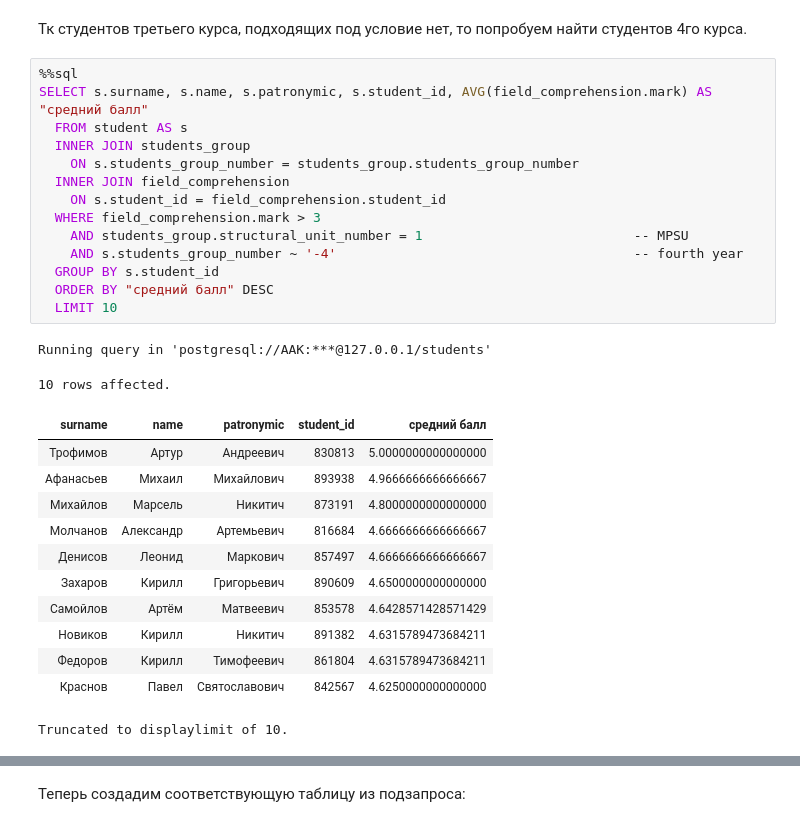
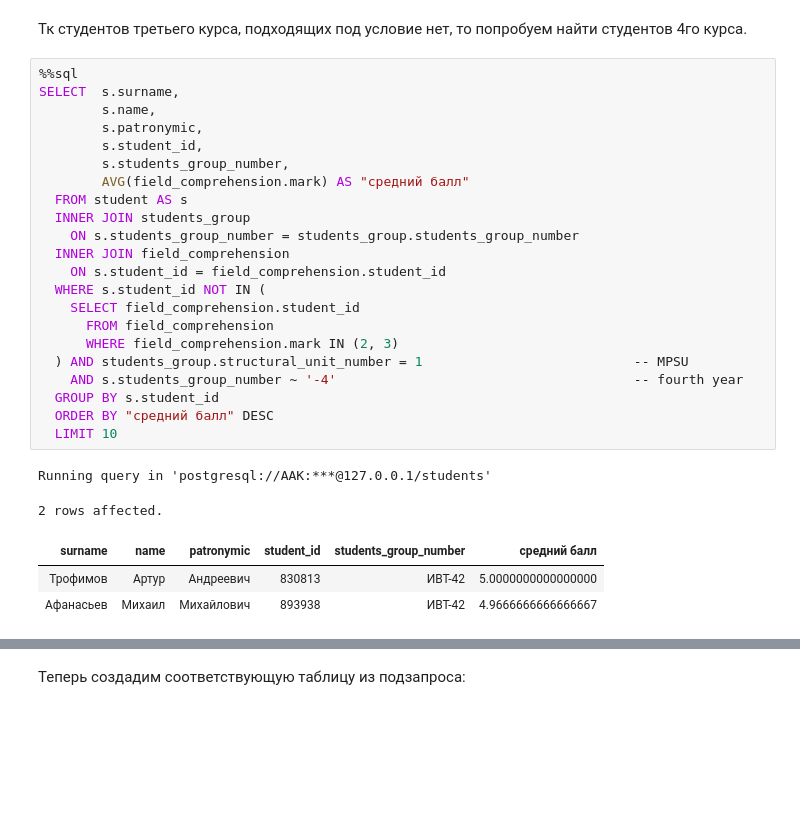
Before and after one commit to BROsandr/database_course, a Jupyter notebook: lab5/README.ipynb, the cells around one changed output, grey strips where cells are left out. Cells and saved outputs as stored; diff of their text form; blank space fills up the shorter version.

```diff
--- a/lab5/README.ipynb
+++ b/lab5/README.ipynb
@@ -834,30 +840,29 @@ Running query in 'postgresql://AAK:***@127.0.0.1/students'
 Тк студентов третьего курса, подходящих под условие нет, то попробуем найти студентов 4го курса.
 # %%
 %%sql
-SELECT s.surname, s.name, s.patronymic, s.student_id, AVG(field_comprehension.mark) AS "средний балл"
+SELECT  s.surname,
+        s.name,
+        s.patronymic,
+        s.student_id,
+        s.students_group_number,
+        AVG(field_comprehension.mark) AS "средний балл"
   FROM student AS s
   INNER JOIN students_group
     ON s.students_group_number = students_group.students_group_number
   INNER JOIN field_comprehension
     ON s.student_id = field_comprehension.student_id
-  WHERE field_comprehension.mark > 3
-    AND students_group.structural_unit_number = 1                           -- MPSU
+  WHERE s.student_id NOT IN (
+    SELECT field_comprehension.student_id
+      FROM field_comprehension
+      WHERE field_comprehension.mark IN (2, 3)
+  ) AND students_group.structural_unit_number = 1                           -- MPSU
     AND s.students_group_number ~ '-4'                                      -- fourth year
   GROUP BY s.student_id
   ORDER BY "средний балл" DESC
   LIMIT 10
 # %% [output]
 Running query in 'postgresql://AAK:***@127.0.0.1/students'
-10 rows affected.
+2 rows affected.
-| surname | name | patronymic | student_id | средний балл |
-| Трофимов | Артур | Андреевич | 830813 | 5.0000000000000000 |
-| Афанасьев | Михаил | Михайлович | 893938 | 4.9666666666666667 |
-| Михайлов | Марсель | Никитич | 873191 | 4.8000000000000000 |
-| Молчанов | Александр | Артемьевич | 816684 | 4.6666666666666667 |
-| Денисов | Леонид | Маркович | 857497 | 4.6666666666666667 |
-| Захаров | Кирилл | Григорьевич | 890609 | 4.6500000000000000 |
-| Самойлов | Артём | Матвеевич | 853578 | 4.6428571428571429 |
-| Новиков | Кирилл | Никитич | 891382 | 4.6315789473684211 |
-| Федоров | Кирилл | Тимофеевич | 861804 | 4.6315789473684211 |
-| Краснов | Павел | Святославович | 842567 | 4.6250000000000000 |
+| surname | name | patronymic | student_id | students_group_number | средний балл |
+| Трофимов | Артур | Андреевич | 830813 | ИВТ-42 | 5.0000000000000000 |
+| Афанасьев | Михаил | Михайлович | 893938 | ИВТ-42 | 4.9666666666666667 |
-Truncated to displaylimit of 10.
```
Also changed, not shown: parts of 65 cells of this notebook.
